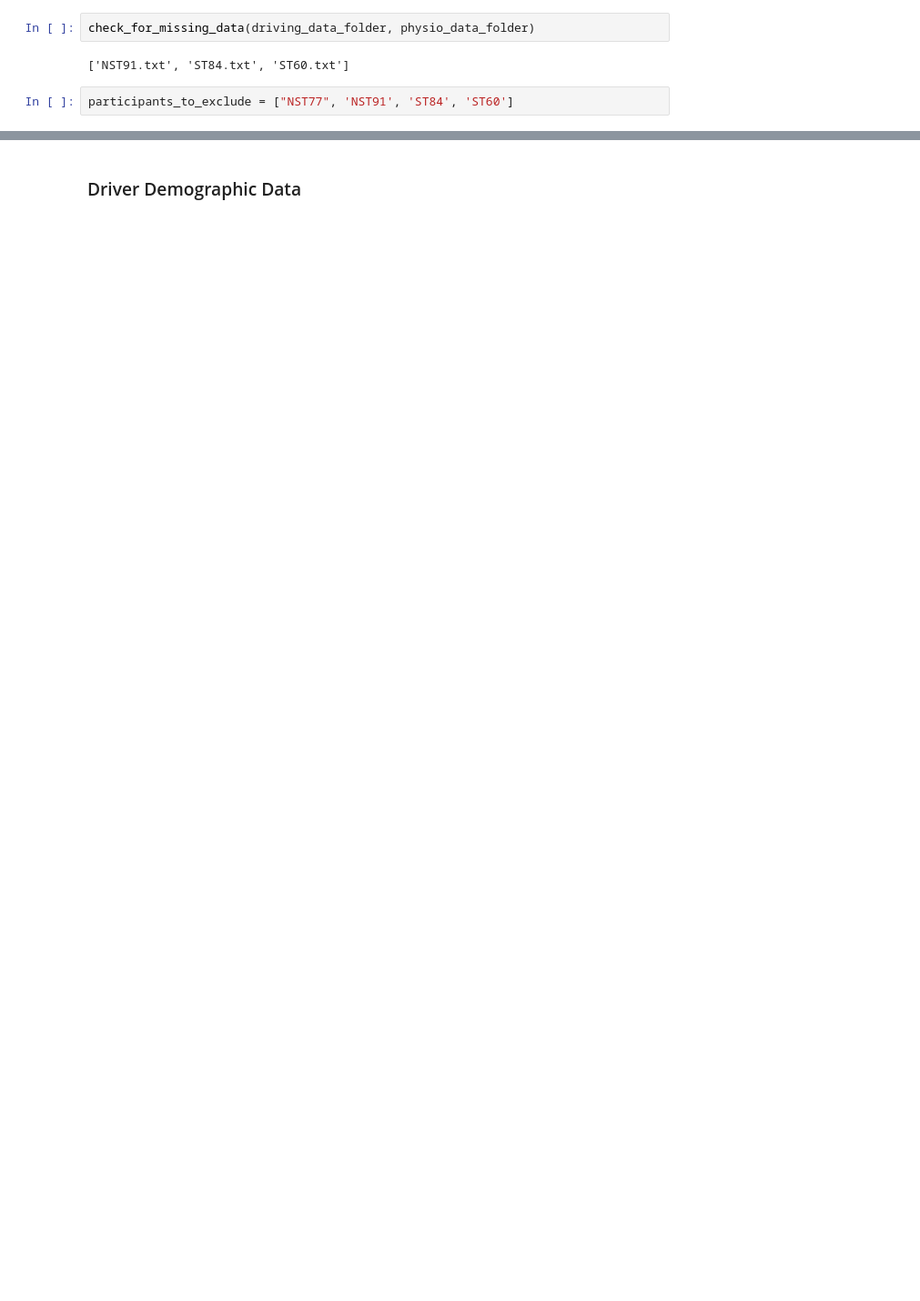
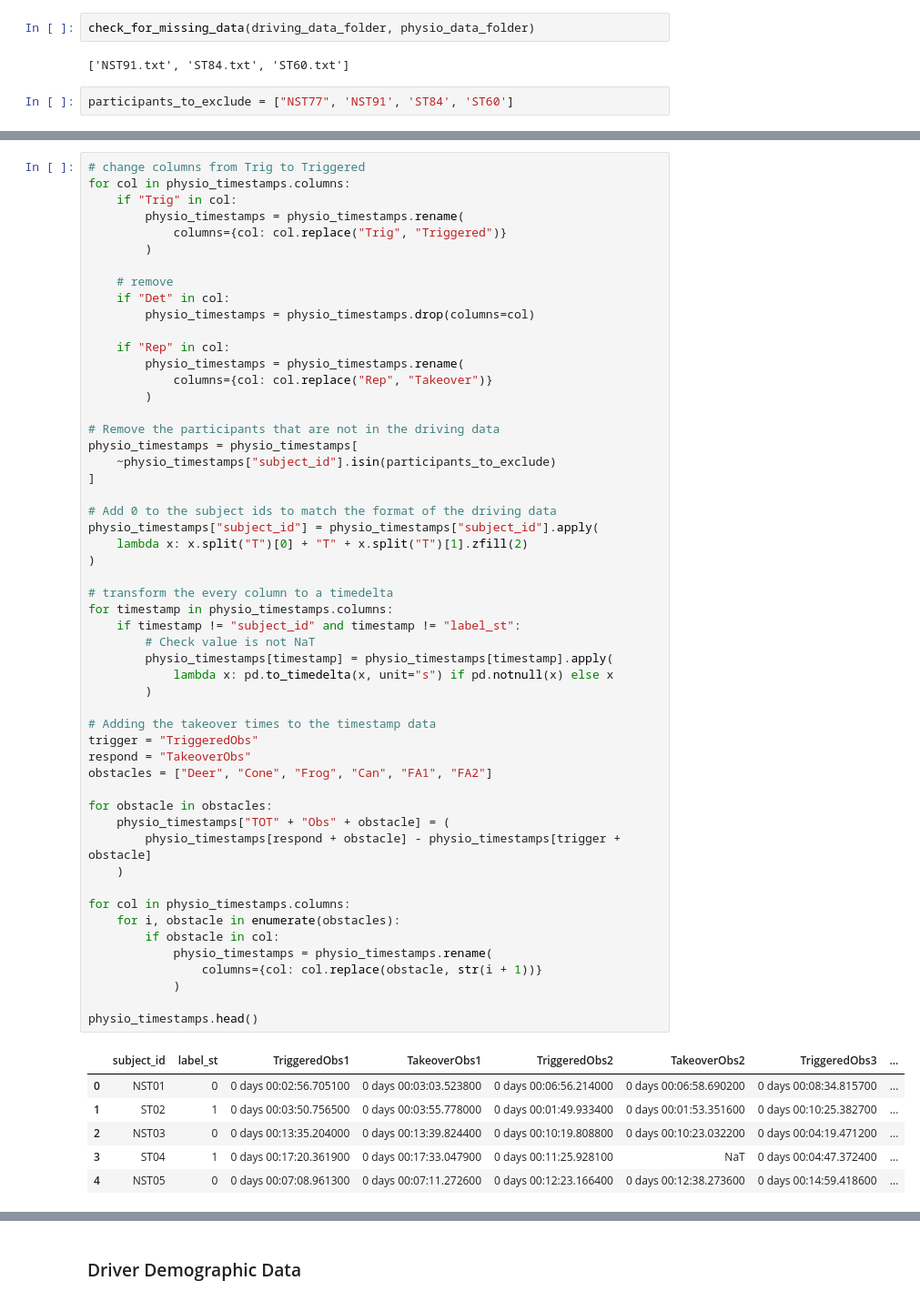
Before and after one commit to Joelmillr/Modeling-Takeover-Time, a Jupyter notebook: code/hmm.ipynb, the cells around one changed output, grey strips where cells are left out. Shown at 91% size. Saved outputs shown, nothing was run; the diff lists cells and outputs as text; blank space fills up the shorter version.

```diff
--- a/code/hmm.ipynb
+++ b/code/hmm.ipynb
@@ -123,0 +176,60 @@ len(phsyiological_data_dictionary) / 2
+# %%
+# change columns from Trig to Triggered
+for col in physio_timestamps.columns:
+    if "Trig" in col:
+        physio_timestamps = physio_timestamps.rename(
+            columns={col: col.replace("Trig", "Triggered")}
+        )
+
+    # remove
+    if "Det" in col:
+        physio_timestamps = physio_timestamps.drop(columns=col)
+
+    if "Rep" in col:
+        physio_timestamps = physio_timestamps.rename(
+            columns={col: col.replace("Rep", "Takeover")}
+        )
+
+# Remove the participants that are not in the driving data
+physio_timestamps = physio_timestamps[
+    ~physio_timestamps["subject_id"].isin(participants_to_exclude)
+]
+
+# Add 0 to the subject ids to match the format of the driving data
+physio_timestamps["subject_id"] = physio_timestamps["subject_id"].apply(
+    lambda x: x.split("T")[0] + "T" + x.split("T")[1].zfill(2)
+)
+
+# transform the every column to a timedelta
+for timestamp in physio_timestamps.columns:
+    if timestamp != "subject_id" and timestamp != "label_st":
+        # Check value is not NaT
+        physio_timestamps[timestamp] = physio_timestamps[timestamp].apply(
+            lambda x: pd.to_timedelta(x, unit="s") if pd.notnull(x) else x
+        )
+
+# Adding the takeover times to the timestamp data
+trigger = "TriggeredObs"
+respond = "TakeoverObs"
+obstacles = ["Deer", "Cone", "Frog", "Can", "FA1", "FA2"]
+
+for obstacle in obstacles:
+    physio_timestamps["TOT" + "Obs" + obstacle] = (
+        physio_timestamps[respond + obstacle] - physio_timestamps[trigger + obstacle]
+    )
+
+for col in physio_timestamps.columns:
+    for i, obstacle in enumerate(obstacles):
+        if obstacle in col:
+            physio_timestamps = physio_timestamps.rename(
+                columns={col: col.replace(obstacle, str(i + 1))}
+            )
+
+physio_timestamps.head()
+# %% [output]
+|  | subject_id | label_st | TriggeredObs1 | TakeoverObs1 | TriggeredObs2 | TakeoverObs2 | TriggeredObs3 | ... |
+| 0 | NST01 | 0 | 0 days 00:02:56.705100 | 0 days 00:03:03.523800 | 0 days 00:06:56.214000 | 0 days 00:06:58.690200 | 0 days 00:08:34.815700 | ... |
+| 1 | ST02 | 1 | 0 days 00:03:50.756500 | 0 days 00:03:55.778000 | 0 days 00:01:49.933400 | 0 days 00:01:53.351600 | 0 days 00:10:25.382700 | ... |
+| 2 | NST03 | 0 | 0 days 00:13:35.204000 | 0 days 00:13:39.824400 | 0 days 00:10:19.808800 | 0 days 00:10:23.032200 | 0 days 00:04:19.471200 | ... |
+| 3 | ST04 | 1 | 0 days 00:17:20.361900 | 0 days 00:17:33.047900 | 0 days 00:11:25.928100 | NaT | 0 days 00:04:47.372400 | ... |
+| 4 | NST05 | 0 | 0 days 00:07:08.961300 | 0 days 00:07:11.272600 | 0 days 00:12:23.166400 | 0 days 00:12:38.273600 | 0 days 00:14:59.418600 | ... |
```
Also changed, not shown: parts of 72 cells of this notebook, 3 other files.
